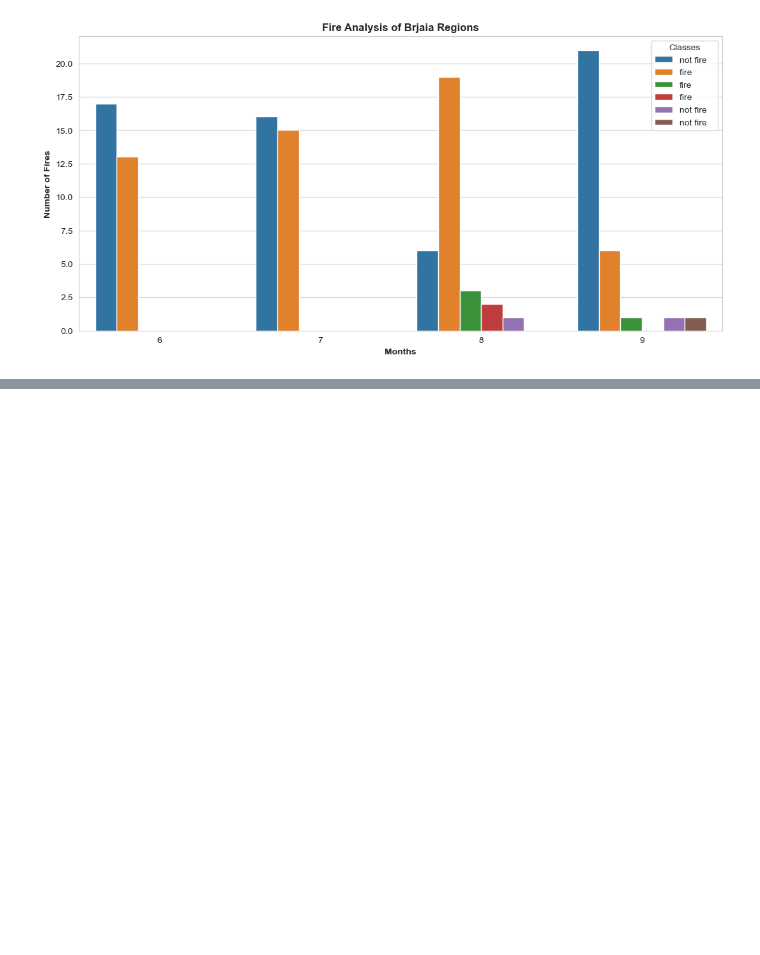
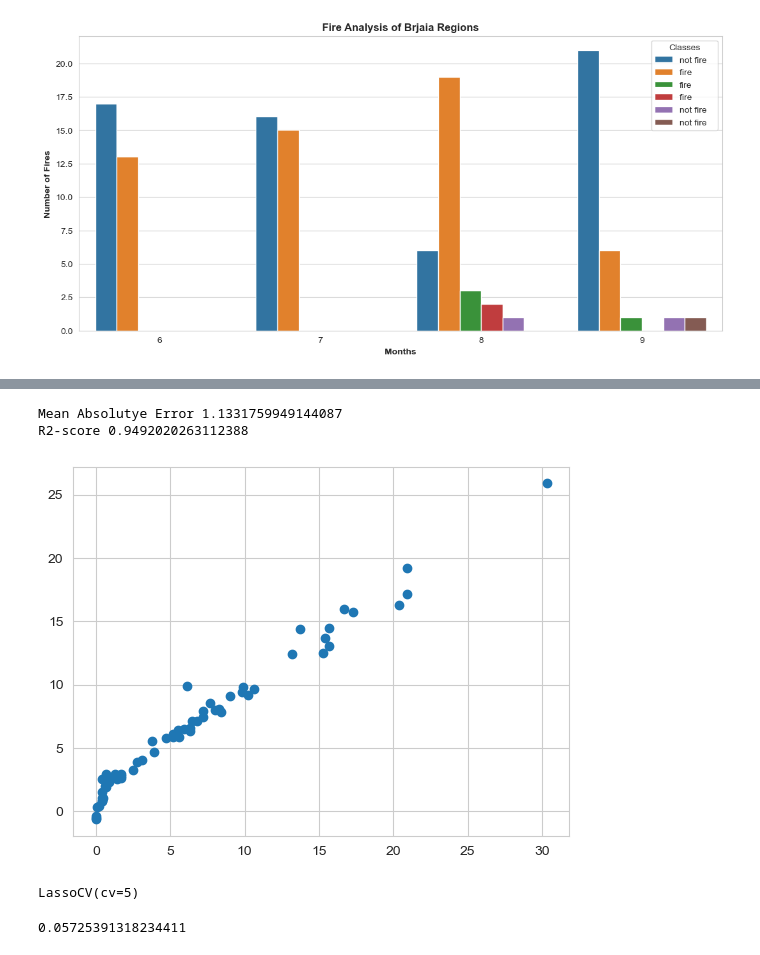
Before and after one commit to Gayatri-06/DataScience, a Jupyter notebook: EDA1.ipynb, the cells around one changed output, grey strips where cells are left out. Saved outputs shown, nothing was run; the diff lists cells and outputs as text; code cells hidden in the pictures; blank space fills up the shorter version.

```diff
--- a/EDA1.ipynb
+++ b/EDA1.ipynb
@@ -662,0 +814,25 @@ plt.show()
+# %%
+from sklearn.linear_model import Lasso
+lasso=Lasso()
+lasso.fit(X_train_scaled,y_train)
+y_pred_lasso=lasso.predict(X_test_scaled)
+mae=mean_absolute_error(y_test,y_pred_lasso)
+score=r2_score(y_test,y_pred_lasso)
+print("Mean Absolutye Error",mae)
+print("R2-score",score)
+plt.scatter(y_test,y_pred_lasso)
+plt.show()
+# %% [output]
+Mean Absolutye Error 1.1331759949144087
+R2-score 0.9492020263112388
+[figure, added]
+# %%
+from sklearn.linear_model import LassoCV
+lassocv=LassoCV(cv=5)
+lassocv.fit(X_train_scaled,y_train)
+# %% [output]
+LassoCV(cv=5)
+# %%
+lassocv.alpha_
+# %% [output]
+0.05725391318234411
```
Also changed, not shown: parts of 55 cells of this notebook, 1 other file.
